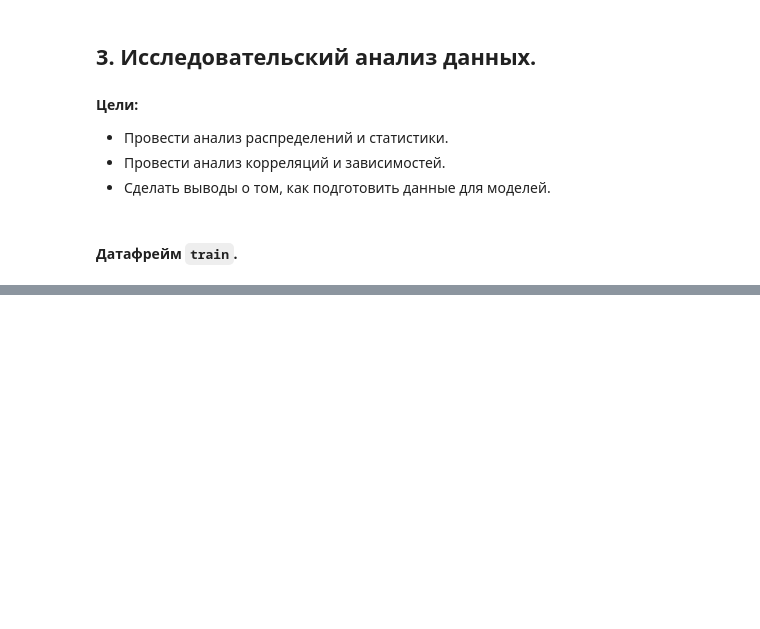
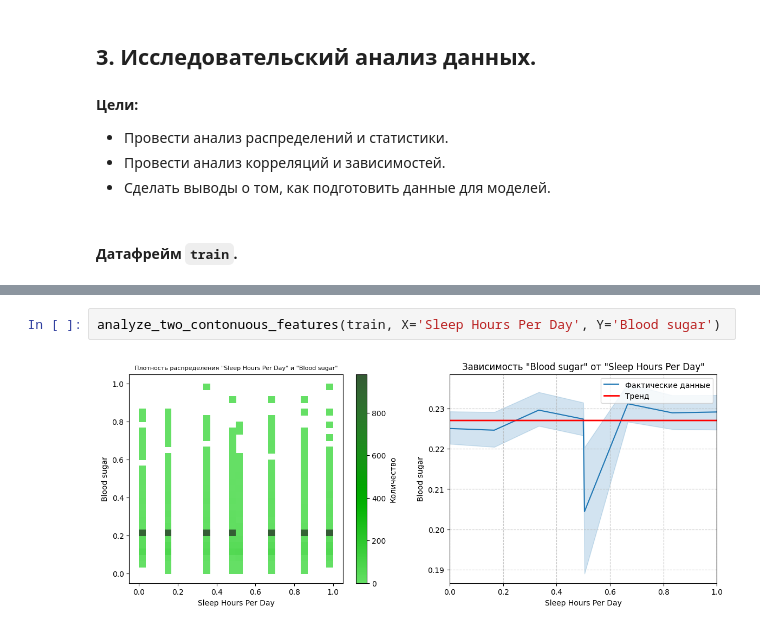
Before and after one commit to madLary/practicum-workshop-cvd-model, a Jupyter notebook: workshop-cdv-research.ipynb, the cells around one changed output, grey strips where cells are left out. Drawn from its saved outputs; the diff is of its cells as text; blank space fills up the shorter version.

```diff
--- a/workshop-cdv-research.ipynb
+++ b/workshop-cdv-research.ipynb
@@ -482,0 +844,4 @@ memory usage: 196.2+ KB
+# %%
+analyze_two_contonuous_features(train, X='Sleep Hours Per Day', Y='Blood sugar')
+# %% [output]
+[figure, added]
```
Also changed, not shown: parts of 5 cells of this notebook, 1 other file.
